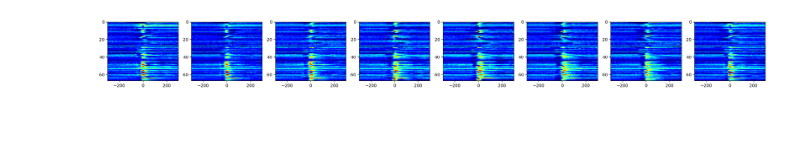
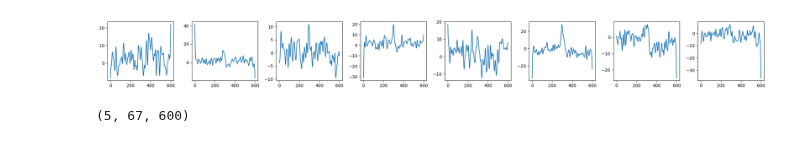
Before and after one commit to NeuroAI-IBS/fn_data_saccade, a Jupyter notebook: Data sorting/python_code/PCA_linear.ipynb, the cells around one changed output. Saved outputs shown, nothing was run; the diff lists cells and outputs as text; code cells hidden in the pictures.

```diff
--- a/Data sorting/python_code/PCA_linear.ipynb
+++ b/Data sorting/python_code/PCA_linear.ipynb
@@ -14,5 +13,5 @@ import generate_linear_model
 # %%
-#For FN angle averaged PCA
+#For FN data PCA
 
 import pre_processing
 
@@ -20,8 +19,11 @@ ppss = pre_processing.pre_processing(Ts, data_path, save_path)
 [final_cat, data_cat, val_cat, dur_cat, rejectedXY_cat] = ppss.datasorting_orientation(1)
 apca = analysis_pca.analysis_pca(Ts, data_cat, save_path)
 data_cat_sm = apca.smoothing_data()  # Smoothed data
-data = np.mean(data_cat_sm, axis=0)  # Anagle averged data
-PCA_total = apca.pca_analy(data)  # PCA
+PCA_total = apca.pca_analy(data_cat_sm)  # PCA
 
-Wa = PCA_total['v'][:4]  # Wight matrix from angle averaged PCA
+pc_ori = []
+for a in range(8):
+    pc_ori.append(PCA_total[a]['p'].T)
+
+pc_ori = np.array(pc_ori)
 # %% [output]
@@ -83,27 +96,32 @@ for ori_num in range(8):
 # %%
 # Plotting for each
 # for b in range(5):
 # up ur r dr down dl l ul -> right ur u ul left dl d dr [2, 1, 0, 7, 6, 5, 4, 3]
-b = 4
+b = 3
 fig = plt.figure(figsize=(22, 2.5))
 gs = gridspec.GridSpec(1, 8)
 time = np.arange(-300, 300)
 # for a in range(8):
-c = 0
+c = 02
 # for a in [2, 1, 0, 7, 6, 5, 4, 3]:
 for a in range(8):
     ax = fig.add_subplot(gs[0, c])
-    ax.imshow(plot_data[a][b], aspect='auto', cmap='jet', interpolation='none', extent=[-300, 300, 67, 0])
+    # ax.imshow(plot_data[a][b], aspect='auto', cmap='jet', interpolation='none', extent=[-300, 300, 67, 0])
+    ax.plot(np.mean(plot_data[a][b],axis=0))
     # ax.set(xticks=np.linspace(-300, 300, 10), xticklabels=np.arange(-300, 300, 100))
     # ax.set_xticklabels([-300, 300])
     # ax.set_xlim([-300, 300])
     c = c + 1
 plt.tight_layout()
 
 # plt.savefig('linear_model.jpg', dpi=300)
 plt.show()
 
 # extent=[0, 120, 10, 0]);
 # ax.set(xticks=np.linspace(-300, 300, 10), xticklabels=np.arange(-300, 300, 100), yticks=[0, 10], yticklabels=[0, 1]);
 # %% [output]
-[figure, old version]
+[figure, new version]
+# %%
+np.shape(plot_data[0])
+# %% [output]
+(5, 67, 600)
```
Also changed, not shown: parts of 7 cells of this notebook.
